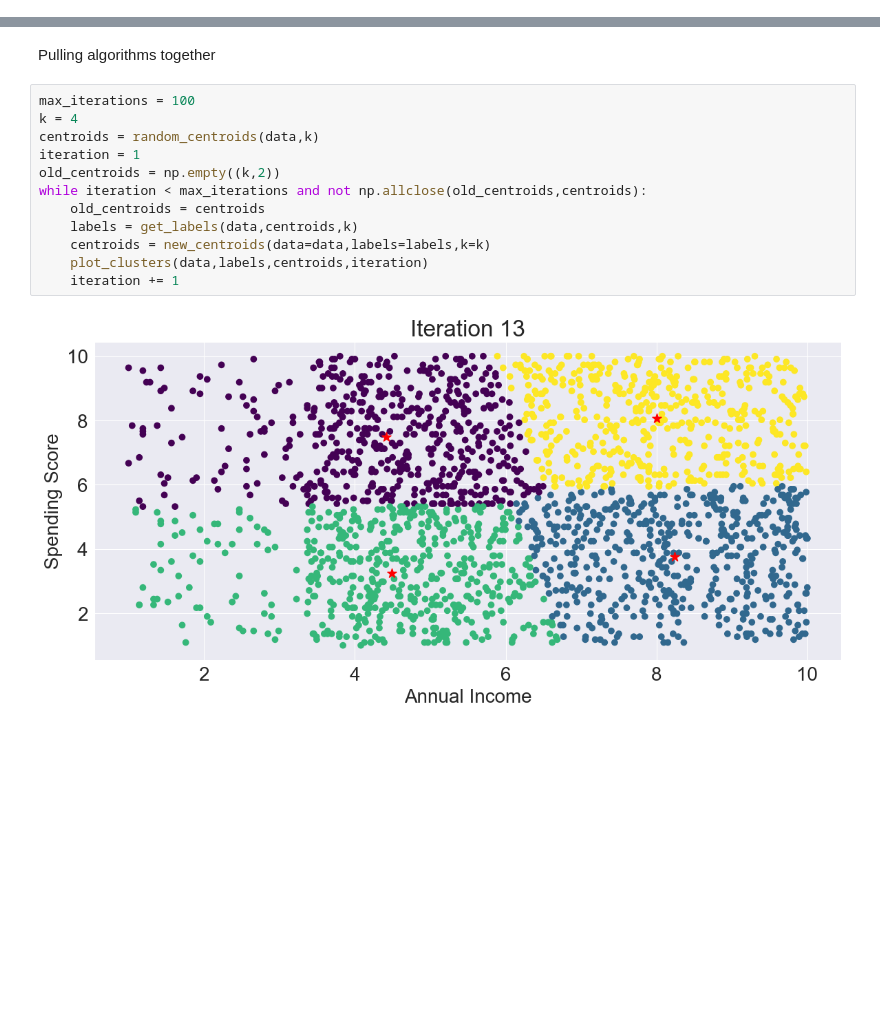
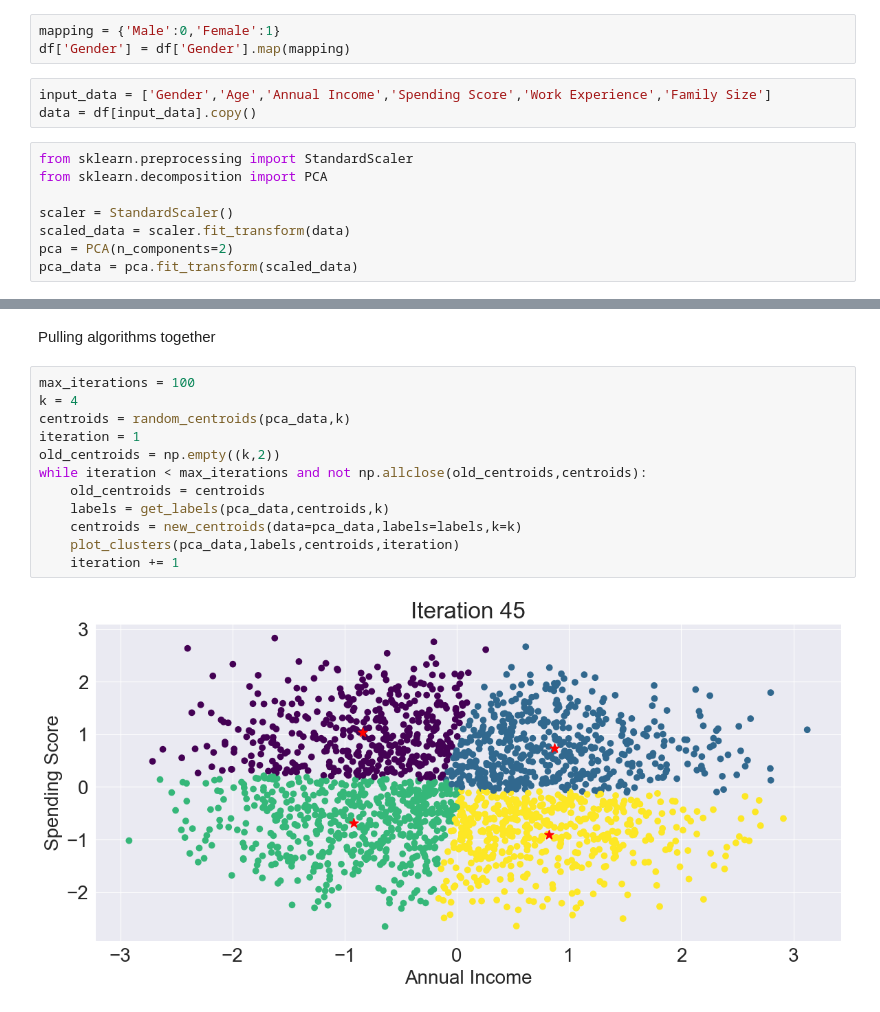
Before and after one commit to HuynhTienNhat/K-means, a Jupyter notebook: main.ipynb, the cells around one changed output, grey strips where cells are left out. Cells and saved outputs as stored; diff of their text form; blank space fills up the shorter version.

```diff
--- a/main.ipynb
+++ b/main.ipynb
@@ -73,0 +66,14 @@ data = data.values
+# %%
+mapping = {'Male':0,'Female':1}
+df['Gender'] = df['Gender'].map(mapping)
+# %%
+input_data = ['Gender','Age','Annual Income','Spending Score','Work Experience','Family Size']
+data = df[input_data].copy()
+# %%
+from sklearn.preprocessing import StandardScaler
+from sklearn.decomposition import PCA
+
+scaler = StandardScaler()
+scaled_data = scaler.fit_transform(data)
+pca = PCA(n_components=2)
+pca_data = pca.fit_transform(scaled_data)
@@ -111,14 +123,14 @@ Pulling algorithms together
 # %%
 max_iterations = 100
 k = 4
-centroids = random_centroids(data,k)
+centroids = random_centroids(pca_data,k)
 iteration = 1
 old_centroids = np.empty((k,2))
 while iteration < max_iterations and not np.allclose(old_centroids,centroids):
     old_centroids = centroids
-    labels = get_labels(data,centroids,k)
-    centroids = new_centroids(data=data,labels=labels,k=k)
-    plot_clusters(data,labels,centroids,iteration)
+    labels = get_labels(pca_data,centroids,k)
+    centroids = new_centroids(data=pca_data,labels=labels,k=k)
+    plot_clusters(pca_data,labels,centroids,iteration)
     iteration += 1
 # %% [output]
-[figure, old version]
+[figure, new version]
```
Also changed, not shown: parts of 5 cells of this notebook.
